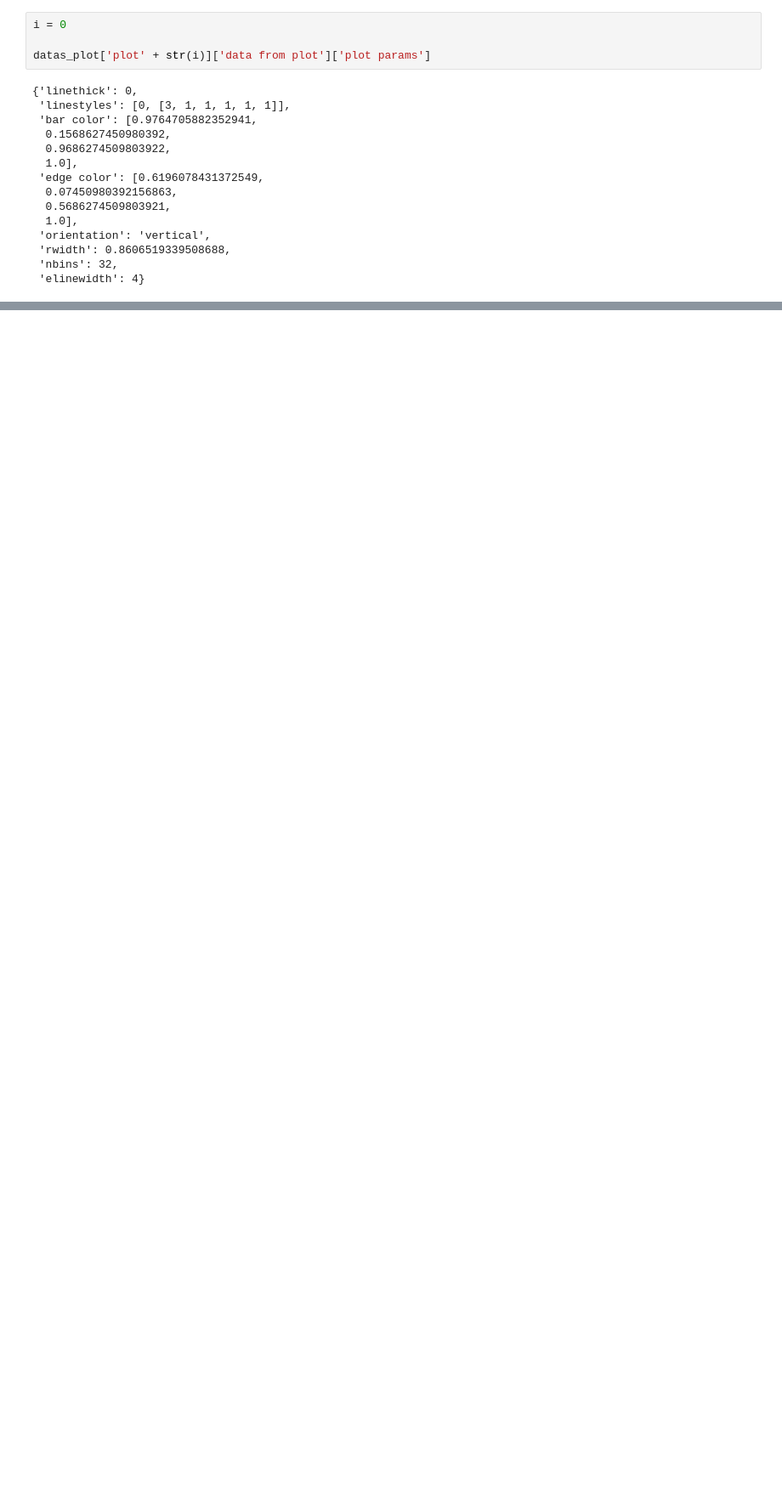
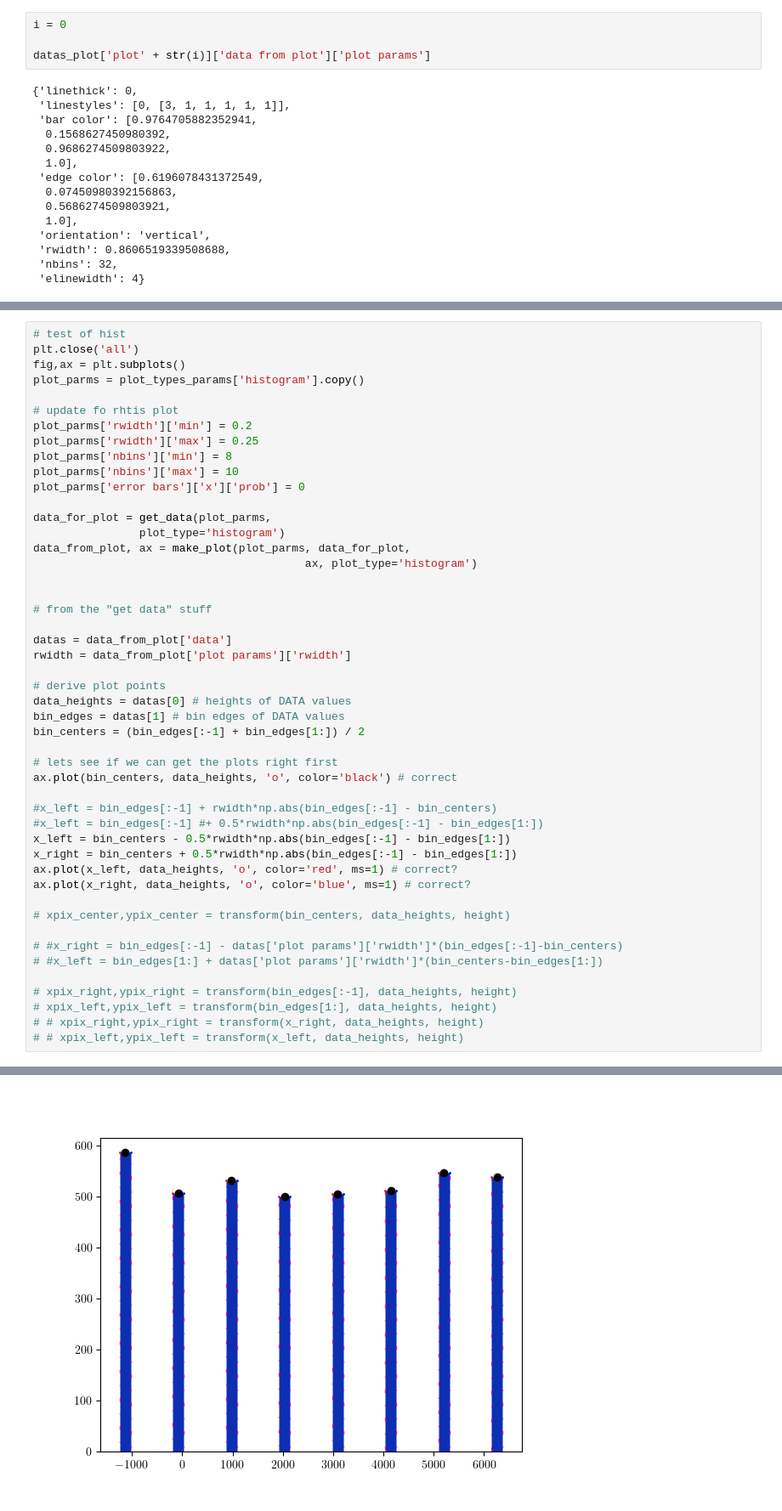
Before and after one commit to ReadingTimeMachine/LMM_Figure_Parsing, a Jupyter notebook: create_synthetic_figures.ipynb, the cells around one changed output, grey strips where cells are left out. Shown at 85% size. Drawn from its saved outputs; the diff is of its cells as text; blank space fills up the shorter version.

```diff
--- a/create_synthetic_figures.ipynb
+++ b/create_synthetic_figures.ipynb
@@ -1903,0 +1867,49 @@ datas_plot['plot' + str(i)]['data']['xerrs']
+# %%
+# test of hist
+plt.close('all')
+fig,ax = plt.subplots()
+plot_parms = plot_types_params['histogram'].copy()
+
+# update fo rhtis plot
+plot_parms['rwidth']['min'] = 0.2
+plot_parms['rwidth']['max'] = 0.25
+plot_parms['nbins']['min'] = 8
+plot_parms['nbins']['max'] = 10
+plot_parms['error bars']['x']['prob'] = 0
+
+data_for_plot = get_data(plot_parms,
+                plot_type='histogram')
+data_from_plot, ax = make_plot(plot_parms, data_for_plot,
+                                         ax, plot_type='histogram')
+
+
+# from the "get data" stuff
+
+datas = data_from_plot['data']
+rwidth = data_from_plot['plot params']['rwidth']
+
+# derive plot points
+data_heights = datas[0] # heights of DATA values
+bin_edges = datas[1] # bin edges of DATA values
+bin_centers = (bin_edges[:-1] + bin_edges[1:]) / 2
+
+# lets see if we can get the plots right first
+ax.plot(bin_centers, data_heights, 'o', color='black') # correct
+
+#x_left = bin_edges[:-1] + rwidth*np.abs(bin_edges[:-1] - bin_centers)
+#x_left = bin_edges[:-1] #+ 0.5*rwidth*np.abs(bin_edges[:-1] - bin_edges[1:])
+x_left = bin_centers - 0.5*rwidth*np.abs(bin_edges[:-1] - bin_edges[1:])
+x_right = bin_centers + 0.5*rwidth*np.abs(bin_edges[:-1] - bin_edges[1:])
+ax.plot(x_left, data_heights, 'o', color='red', ms=1) # correct?
+ax.plot(x_right, data_heights, 'o', color='blue', ms=1) # correct?
+
+# xpix_center,ypix_center = transform(bin_centers, data_heights, height)
+
+# #x_right = bin_edges[:-1] - datas['plot params']['rwidth']*(bin_edges[:-1]-bin_centers)
+# #x_left = bin_edges[1:] + datas['plot params']['rwidth']*(bin_centers-bin_edges[1:])
+
+# xpix_right,ypix_right = transform(bin_edges[:-1], data_heights, height)
+# xpix_left,ypix_left = transform(bin_edges[1:], data_heights, height)
+# # xpix_right,ypix_right = transform(x_right, data_heights, height)
+# # xpix_left,ypix_left = transform(x_left, data_heights, height)
+# %% [output]
@@ -1903,0 +1917 @@ datas_plot['plot' + str(i)]['data']['xerrs']
+[figure, added]
```
Also changed, not shown: parts of 10 cells of this notebook, 20 other files.
